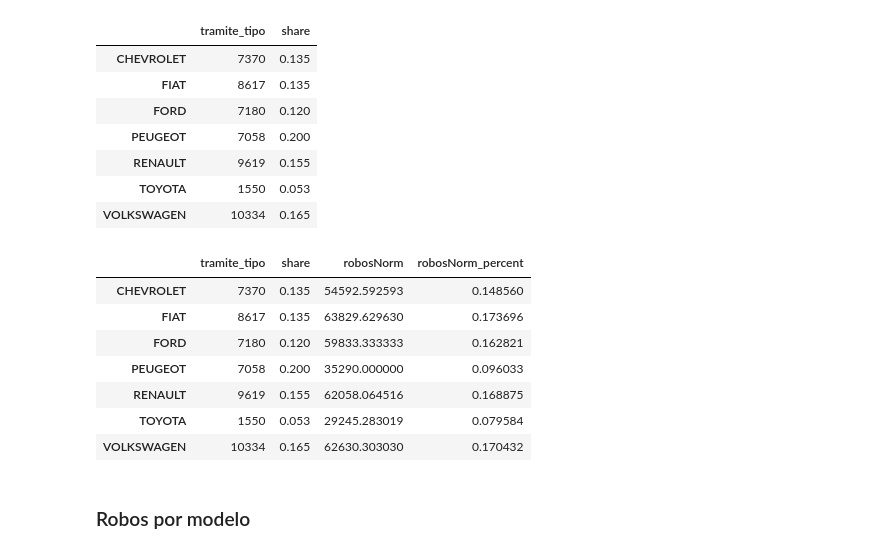
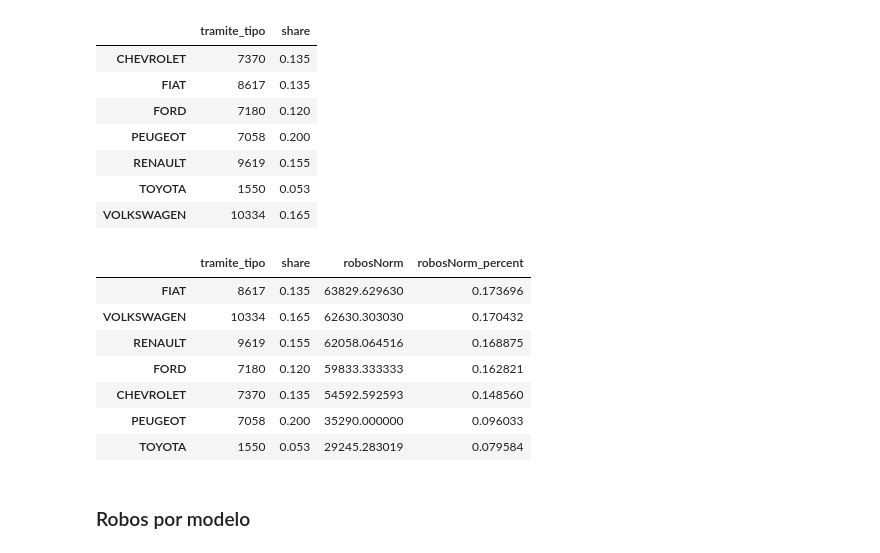
Before and after one commit to ilcarbo/robo_autos, a Jupyter notebook: EDA.ipynb, the cells around one changed output. Drawn from its saved outputs; the diff is of its cells as text; code cells hidden in the pictures.

```diff
--- a/EDA.ipynb
+++ b/EDA.ipynb
@@ -427,17 +427,18 @@ robadosNorm
 # %%
 # Normalizo por el MarketShare
 robadosNorm['robosNorm'] = robadosNorm['tramite_tipo'] / robadosNorm['share']
-robadosNorm['robosNorm_percent'] = robadosNorm['robosNorm']/robadosNorm['robosNorm'].sum().sort_values(by=['col1'])
+robadosNorm['robosNorm_percent'] = robadosNorm['robosNorm']/robadosNorm['robosNorm'].sum()
+robadosNorm = robadosNorm.sort_values(by=['robosNorm_percent'], ascending = False)
 robadosNorm
 # %% [output]
 |  | tramite_tipo | share | robosNorm | robosNorm_percent |
+| FIAT | 8617 | 0.135 | 63829.629630 | 0.173696 |
+| VOLKSWAGEN | 10334 | 0.165 | 62630.303030 | 0.170432 |
+| RENAULT | 9619 | 0.155 | 62058.064516 | 0.168875 |
+| FORD | 7180 | 0.120 | 59833.333333 | 0.162821 |
 | CHEVROLET | 7370 | 0.135 | 54592.592593 | 0.148560 |
-| FIAT | 8617 | 0.135 | 63829.629630 | 0.173696 |
-| FORD | 7180 | 0.120 | 59833.333333 | 0.162821 |
 | PEUGEOT | 7058 | 0.200 | 35290.000000 | 0.096033 |
-| RENAULT | 9619 | 0.155 | 62058.064516 | 0.168875 |
 | TOYOTA | 1550 | 0.053 | 29245.283019 | 0.079584 |
-| VOLKSWAGEN | 10334 | 0.165 | 62630.303030 | 0.170432 |
 # %% [markdown]
 ### Robos por modelo
 # %%
```
